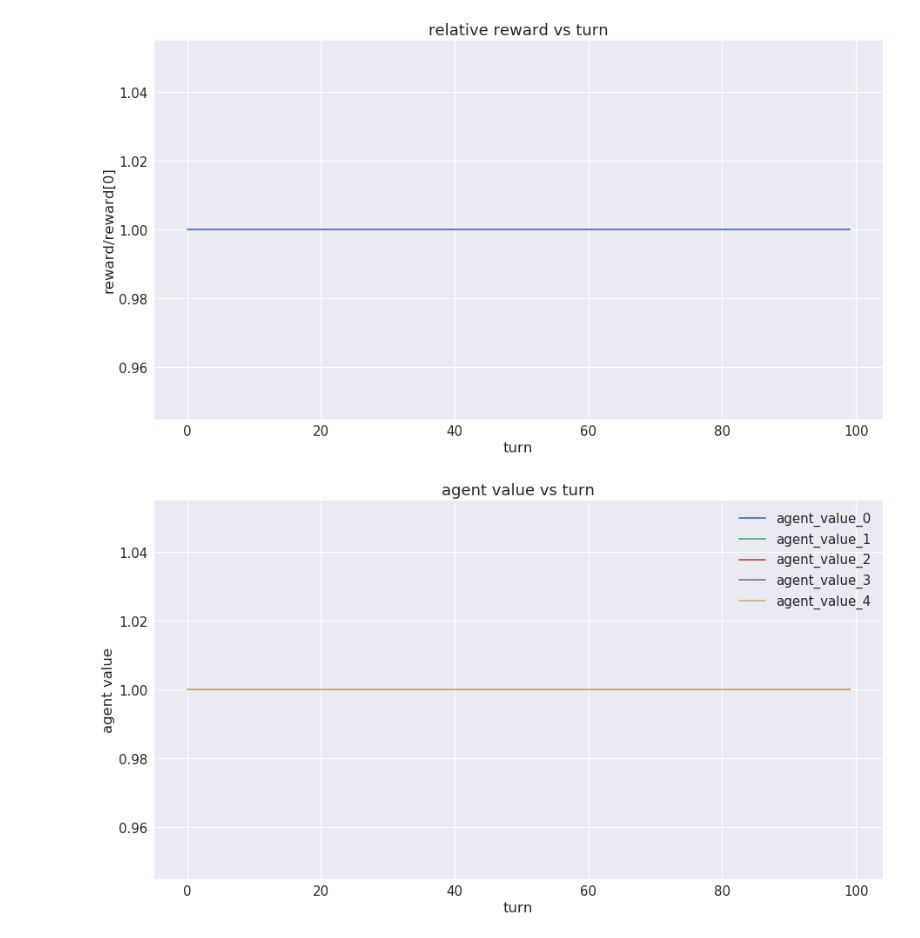
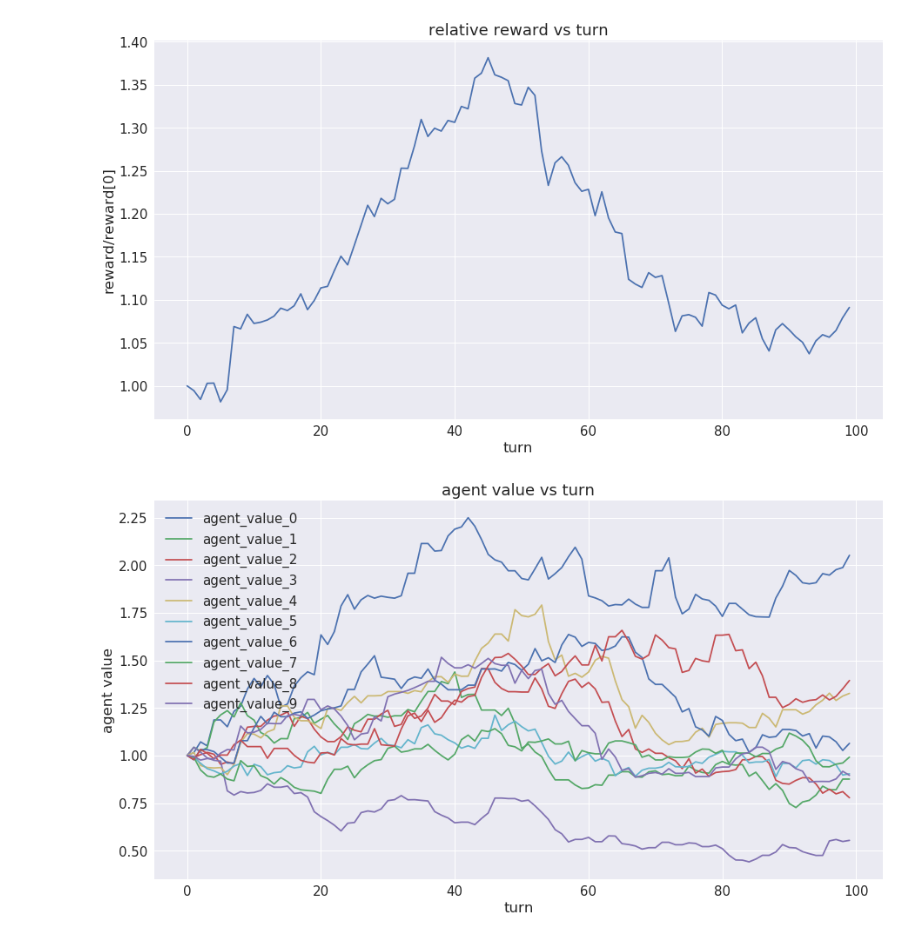
Before and after one commit to joehahn/multi-agent-explore, a Jupyter notebook: multi_agent.ipynb, the cells around one changed output. Drawn from its saved outputs; the diff is of its cells as text; code cells hidden in the pictures.

```diff
--- a/multi_agent.ipynb
+++ b/multi_agent.ipynb
@@ -8,8 +8,8 @@
 #This uses Q-learning on multiple agents to demonstrate something...
 # %%
 #game settings
-N_agents = 5                #number of agents
-N_buckets = 20               #number of buckets
+N_agents = 10                #number of agents
+N_buckets = 50               #number of buckets
 max_turns = 100             #max number of moves in single game
 turn = 0                     #starting turn
 rn_seed = 14                 #seed for random number generator
@@ -125,27 +109,27 @@ p = ax.legend()
 # %%
-#play a low-risk, low-reward game with all agents sitting on bucket 1
+#play a low-risk, low-reward game with all agents moving randomly among the lower third of buckets
 turn = 0
-strategy = '1'
+strategy = 'low'
 memories = play_one_game(environment, turn, strategy)
 game_history = memories2timeseries(memories, environment)
 df = game_history
 xp = df['turn']
 yp = df['reward']/df['reward'][0]
 fig, ax = plt.subplots(1,1, figsize=(15, 8))
 p = ax.set_title('relative reward vs turn')
 p = ax.set_xlabel('turn')
 p = ax.set_ylabel('reward/reward[0]')
 p = ax.plot(xp, yp)
 #plot agents value versus turn
 fig, ax = plt.subplots(1,1, figsize=(15, 8))
 p = ax.set_title('agent value vs turn')
 p = ax.set_xlabel('turn')
 p = ax.set_ylabel('agent value')
 for col in df.columns:
     if ('agent_value_' in col):
         yp = df[col]
         p = ax.plot(xp, df[col], label=col)
 p = ax.legend()
 # %% [output]
-[figure, old version]
+[figure, new version]
-[figure, old version]
+[figure, new version]
```
Also changed, not shown: parts of 9 cells of this notebook, 1 other file.
